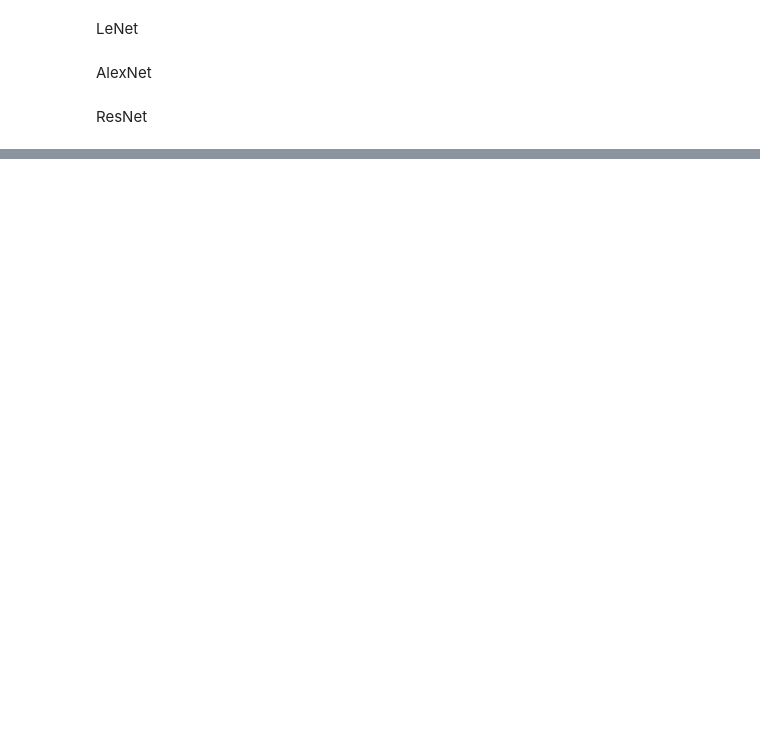
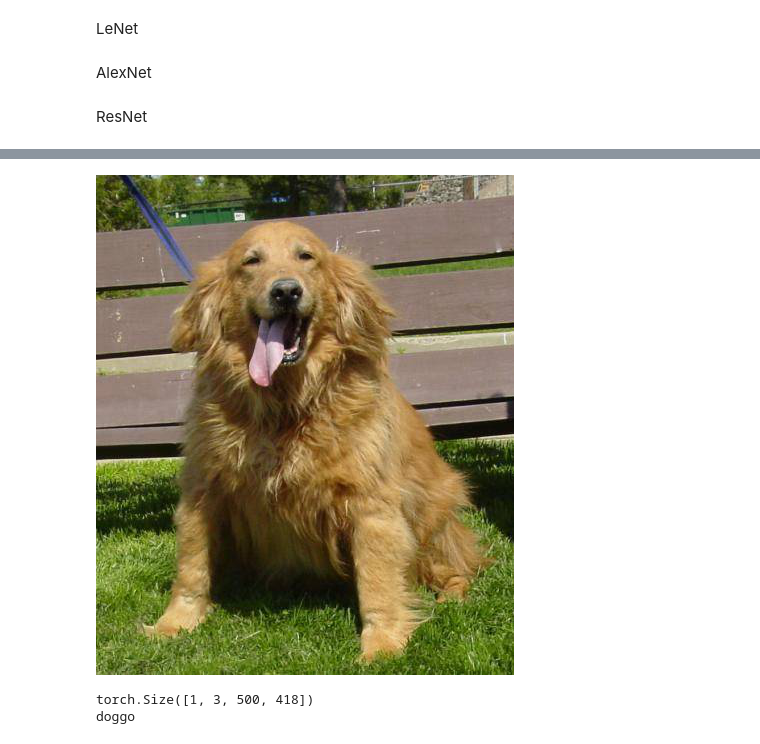
Before and after one commit to Sukhada11/Deep_Learning, a Jupyter notebook: dog_cat_classifier.ipynb, the cells around one changed output, grey strips where cells are left out. Drawn from its saved outputs; the diff is of its cells as text; code cells hidden in the pictures; blank space fills up the shorter version.

```diff
--- a/dog_cat_classifier.ipynb
+++ b/dog_cat_classifier.ipynb
@@ -361,0 +375,26 @@ epoch 0 (49 / 704) loss: 0.15160207450389862
+# %%
+def img_loader(path):
+        with open(path, 'rb') as f:
+            img = Image.open(f)
+            return img.convert('RGB')
+# %%
+img_loader('test/test1/11515.jpg')
+# %% [output]
+[figure, added]
+# %%
+#create a iterator
+img=img_loader('test/test1/11515.jpg')
+trans = transforms.ToTensor()(img).unsqueeze_(0)
+#shape of first image in a group of 4
+print(trans.shape)
+op = net(trans.to(device))
+op= torch.exp(op)
+pred = torch.argmax(op, dim=1)
+
+if pred.item() == 1 :
+  print("doggo")
+else:
+  print("meow")
+# %% [output]
+torch.Size([1, 3, 500, 418])
+doggo
```
Also changed, not shown: parts of 11 cells of this notebook.
